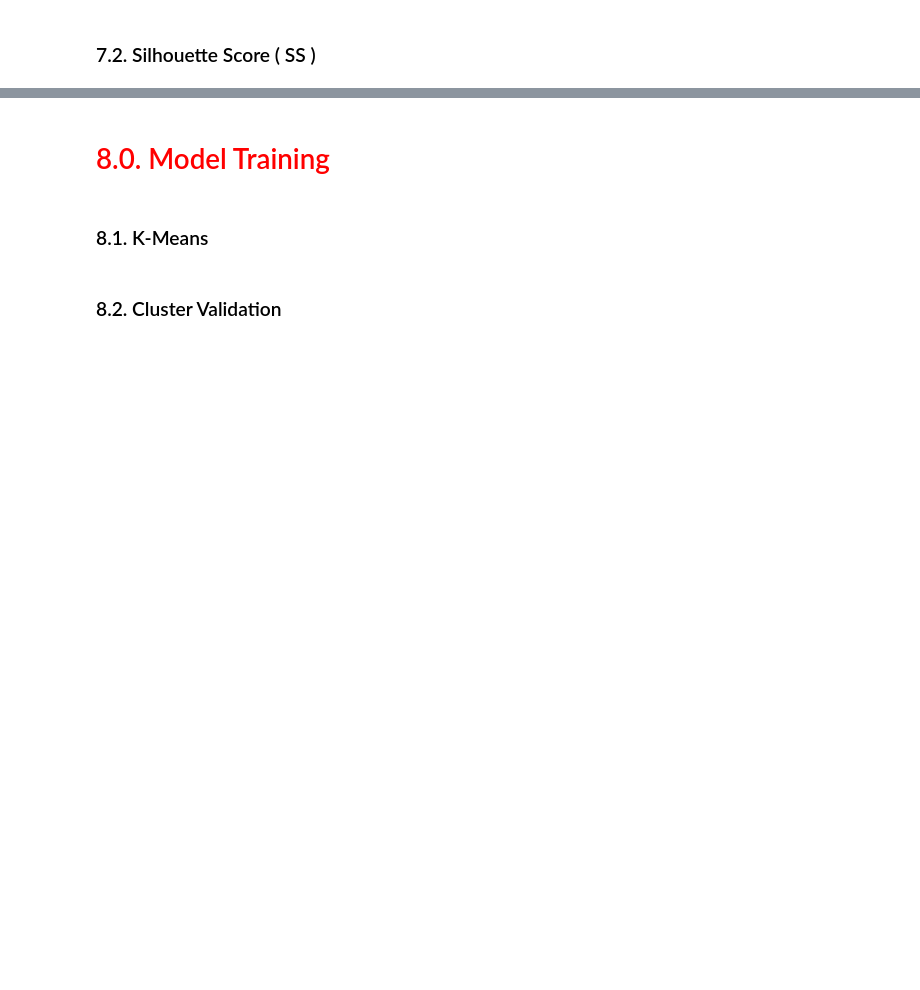
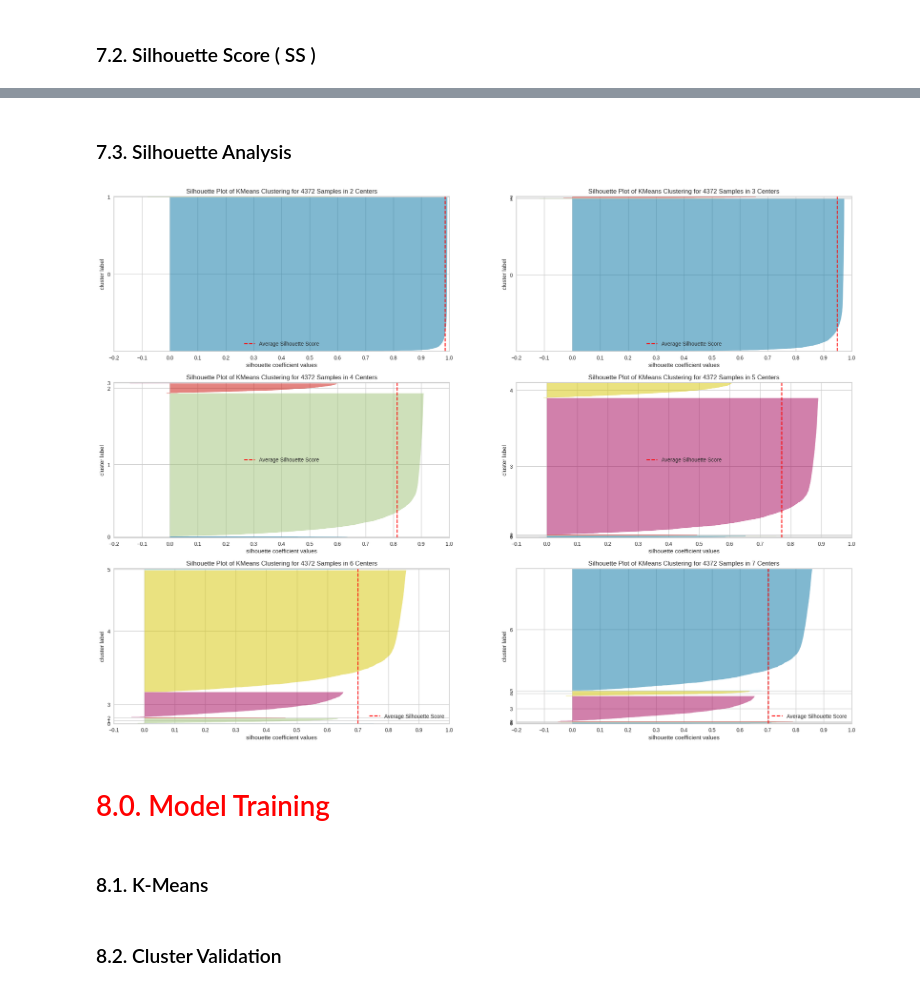
Before and after one commit to WillLeandro/ds_clusterizacao, a Jupyter notebook: notebooks/0.1 metricas.ipynb, the cells around one changed output, grey strips where cells are left out. Saved outputs shown, nothing was run; the diff lists cells and outputs as text; code cells hidden in the pictures; blank space fills up the shorter version.

```diff
--- a/notebooks/0.1 metricas.ipynb
+++ b/notebooks/0.1 metricas.ipynb
@@ -239,3 +242,19 @@ kmeans.show();
+# %% [markdown]
+### 7.3. Silhouette Analysis
+# %%
+fig, ax = plt.subplots(3, 2, figsize=(25, 18))
+
+k = 2
+
+for k in clusters:
+    km = c.KMeans( n_clusters=k, init='random', n_init=10, max_iter=100, random_state=42 )
+    q, mod = divmod( k, 2 )
+
+    visualizer = SilhouetteVisualizer( km, colors='yellowbrick', ax=ax[q-1][mod] )
+    visualizer.fit( X )
+    visualizer.finalize();
+# %% [output]
+[figure, added]
 # %% [markdown]
 # <font color='red'>8.0. Model Training</font>
 # %% [markdown]
```
Also changed, not shown: parts of 20 cells of this notebook.
